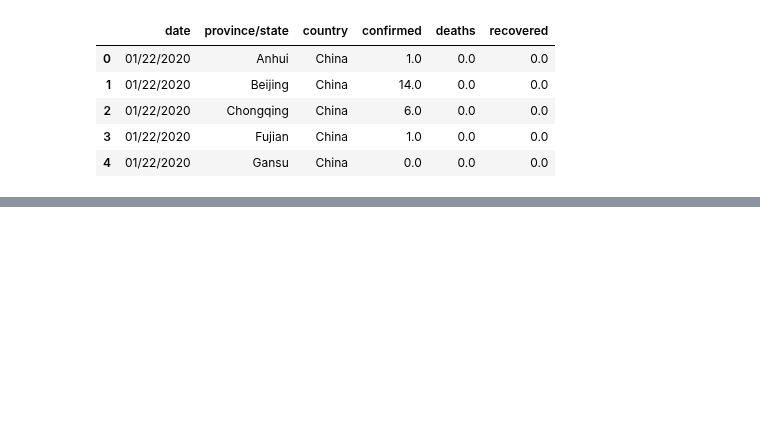
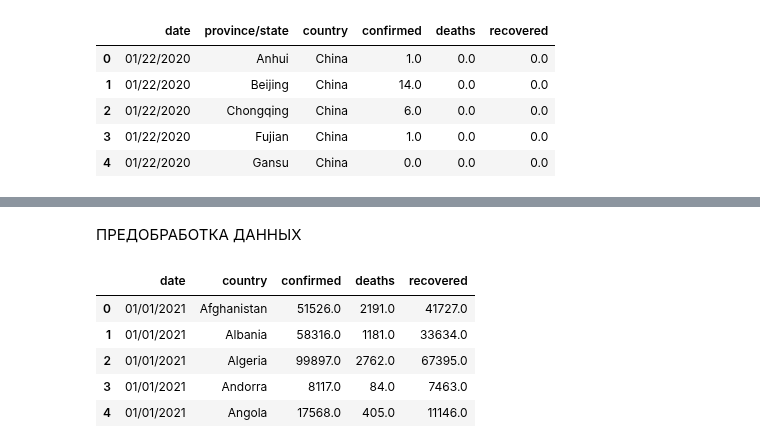
Before and after one commit to xsomxsomx/DST-1024, a Jupyter notebook: Skillfactory/PYTHON-13. Визуализация данных/Theory.ipynb, the cells around one changed output, grey strips where cells are left out. Drawn from its saved outputs; the diff is of its cells as text; code cells hidden in the pictures; blank space fills up the shorter version.

```diff
--- a/Skillfactory/PYTHON-13. Визуализация данных/Theory.ipynb
+++ b/Skillfactory/PYTHON-13. Визуализация данных/Theory.ipynb
@@ -212,3 +212,21 @@ display(vaccinations_data.head())
 | 2 | Afghanistan | 2021-02-24 | NaN | NaN | NaN | NaN | ... |
 | 3 | Afghanistan | 2021-02-25 | NaN | NaN | NaN | NaN | ... |
 | 4 | Afghanistan | 2021-02-26 | NaN | NaN | NaN | NaN | ... |
+# %% [markdown]
+ПРЕДОБРАБОТКА ДАННЫХ
+# %%
+# Группируем таблицу по дате и названию страны и рассчитываем
+# суммарные показатели по всем регионам. Тем самым переходим
+# от данных по регионам к данным по странам:
+covid_data = covid_data.groupby(
+    ['date', 'country'],
+    as_index=False
+)[['confirmed', 'deaths', 'recovered']].sum()
+display(covid_data.head())
+# %% [output]
+|  | date | country | confirmed | deaths | recovered |
+| 0 | 01/01/2021 | Afghanistan | 51526.0 | 2191.0 | 41727.0 |
+| 1 | 01/01/2021 | Albania | 58316.0 | 1181.0 | 33634.0 |
+| 2 | 01/01/2021 | Algeria | 99897.0 | 2762.0 | 67395.0 |
+| 3 | 01/01/2021 | Andorra | 8117.0 | 84.0 | 7463.0 |
+| 4 | 01/01/2021 | Angola | 17568.0 | 405.0 | 11146.0 |
```
Also changed, not shown: parts of 9 cells of this notebook.
